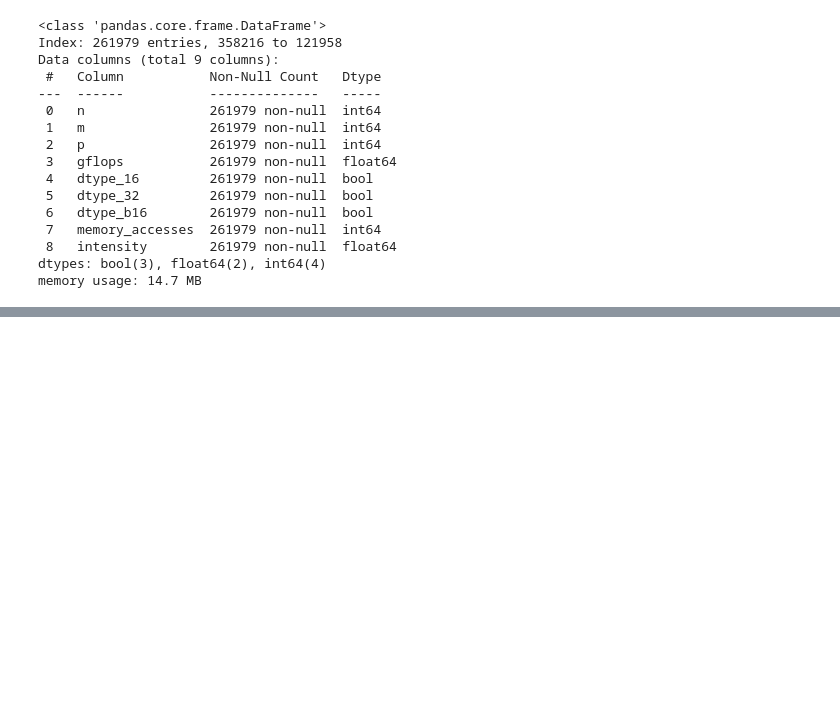
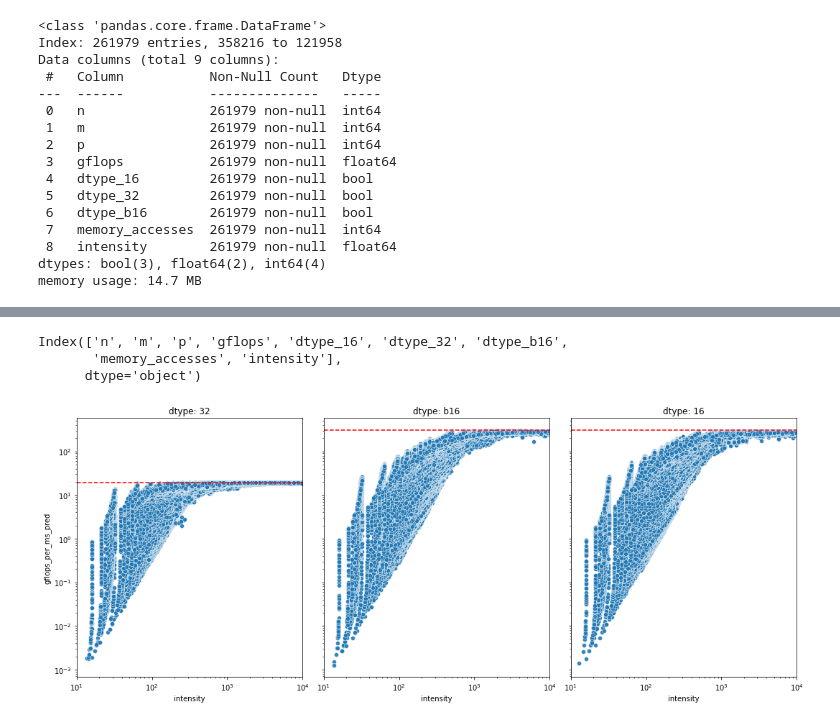
Before and after one commit to azhao20/gpu_profiling, a Jupyter notebook: jupyter/learned_roofline/mm_bad.ipynb, the cells around one changed output, grey strips where cells are left out. Cells and saved outputs as stored; diff of their text form; code cells hidden in the pictures; blank space fills up the shorter version.

```diff
--- a/jupyter/learned_roofline/mm_bad.ipynb
+++ b/jupyter/learned_roofline/mm_bad.ipynb
@@ -186,3 +199,31 @@ This notebook approach:
 
 
 """
+# %%
+X_train.columns
+# %% [output]
+Index(['n', 'm', 'p', 'gflops', 'dtype_16', 'dtype_32', 'dtype_b16',
+       'memory_accesses', 'intensity'],
+      dtype='object')
+# %%
+# predict on the original df.
+df["gflops_per_ms_pred"] = tree_model.predict(df[X_train.columns]) * beta * df["intensity"]
+# %%
+fig, axes = plt.subplots(1, 3, figsize=(15, 6), sharex=True, sharey=True)
+axes = axes.flatten()
+
+for idx, dtype in enumerate(["32", "b16", "16"]):
+    ax = axes[idx]
+    sns.scatterplot(
+        x="intensity", y="gflops_per_ms_pred", alpha=0.9, data=df.query(f"dtype_{dtype}"), ax=ax
+    )
+    ax.set_title(f"dtype: {dtype}")
+    ax.axhline(y=dtype_to_peak_fp[dtype], color="r", linestyle="--")
+
+ax.set_xlim(left = 10, right = 10**4)
+ax.set_xscale('log')
+ax.set_yscale('log')
+plt.tight_layout()
+plt.show()
+# %% [output]
+[figure, added]
```
Also changed, not shown: parts of 5 cells of this notebook, 16 other files.
